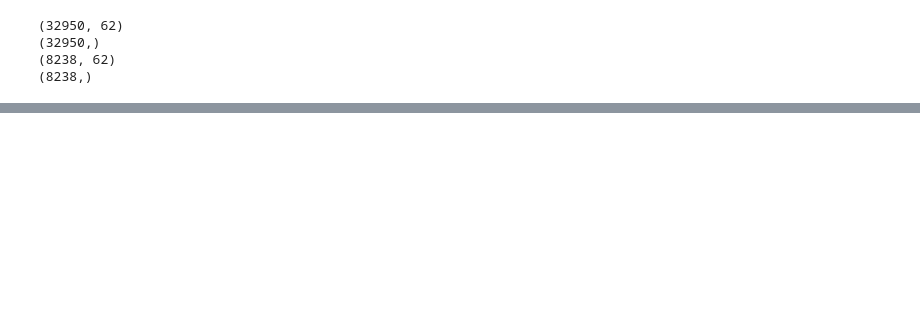
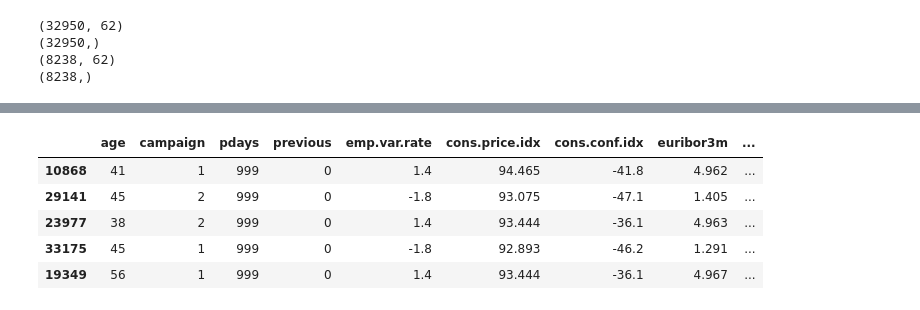
Before and after one commit to darshan16011989/CE888, a Jupyter notebook: Lab3.ipynb, the cells around one changed output, grey strips where cells are left out. Cells and saved outputs as stored; diff of their text form; code cells hidden in the pictures; blank space fills up the shorter version.

```diff
--- a/Lab3.ipynb
+++ b/Lab3.ipynb
@@ -350,0 +386,12 @@ model_cv = RandomForestClassifier(max_features=8,n_estimators=200)
+# %%
+test_csv = X_test.copy()
+# %%
+test_csv['y'] = y_test
+test_csv.head()
+# %% [output]
+|  | age | campaign | pdays | previous | emp.var.rate | cons.price.idx | cons.conf.idx | euribor3m | ... |
+| 10868 | 41 | 1 | 999 | 0 | 1.4 | 94.465 | -41.8 | 4.962 | ... |
+| 29141 | 45 | 2 | 999 | 0 | -1.8 | 93.075 | -47.1 | 1.405 | ... |
+| 23977 | 38 | 2 | 999 | 0 | 1.4 | 93.444 | -36.1 | 4.963 | ... |
+| 33175 | 45 | 1 | 999 | 0 | -1.8 | 92.893 | -46.2 | 1.291 | ... |
+| 19349 | 56 | 1 | 999 | 0 | 1.4 | 93.444 | -36.1 | 4.967 | ... |
```
Also changed, not shown: parts of 51 cells of this notebook.
